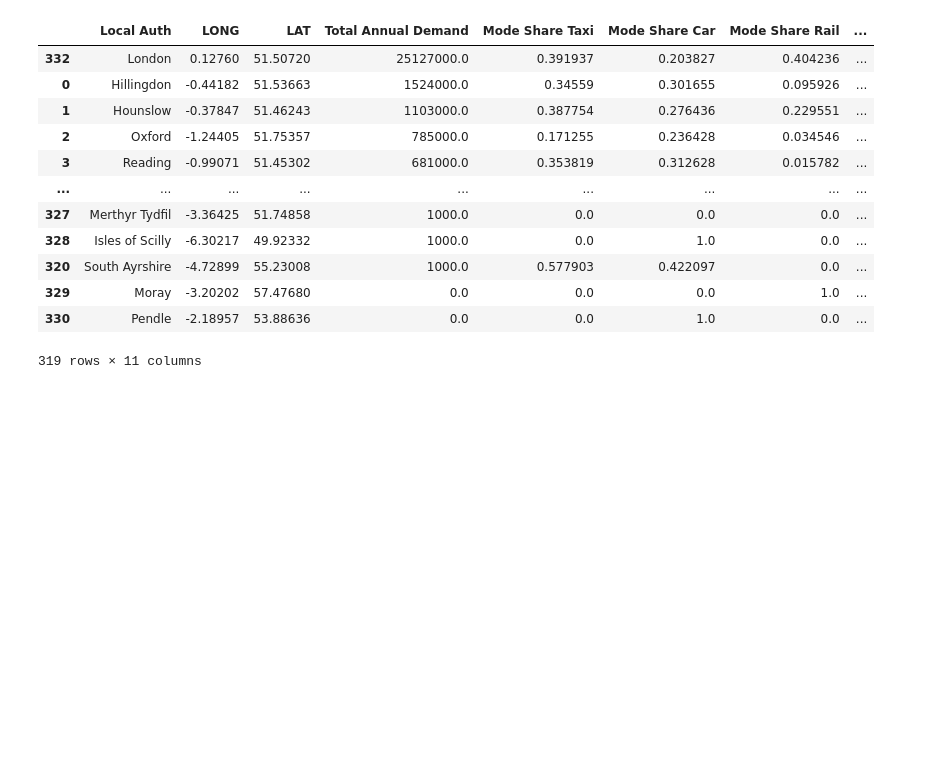
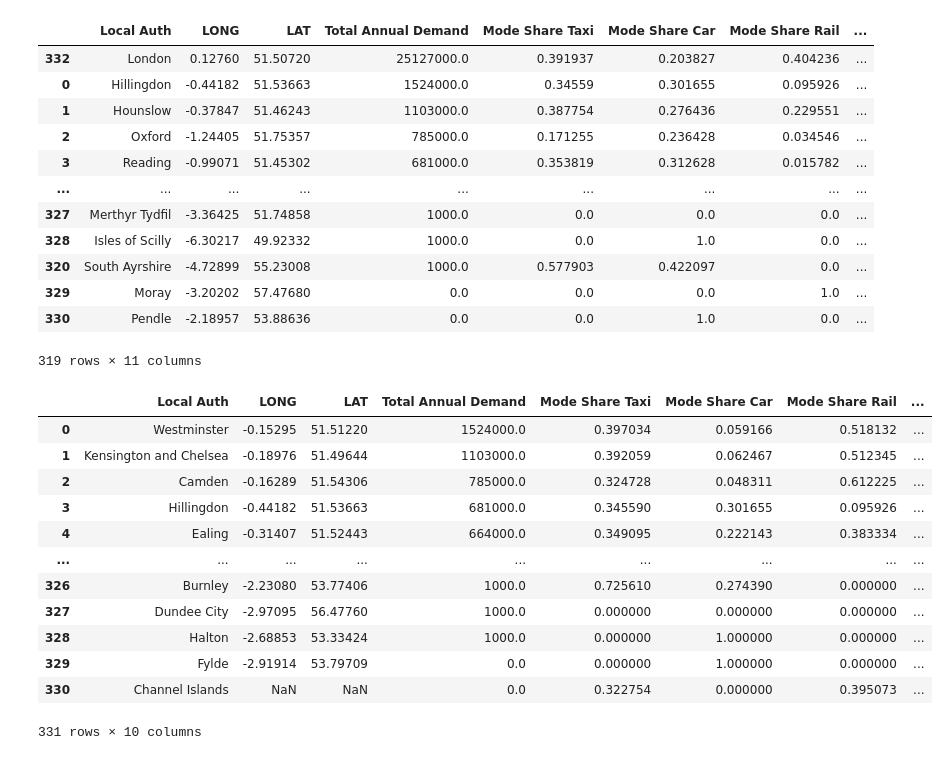
Before and after one commit to majdyousof/imperialgroupproject, a Jupyter notebook: Dom/Heathrow_OD.ipynb, the cells around one changed output. Drawn from its saved outputs; the diff is of its cells as text; code cells hidden in the pictures; blank space fills up the shorter version.

```diff
--- a/Dom/Heathrow_OD.ipynb
+++ b/Dom/Heathrow_OD.ipynb
@@ -182,3 +171,42 @@ OD_with_london.dropna()
 | 329 | Moray | -3.20202 | 57.47680 | 0.0 | 0.0 | 0.0 | 1.0 | ... |
 | 330 | Pendle | -2.18957 | 53.88636 | 0.0 | 0.0 | 1.0 | 0.0 | ... |
 319 rows × 11 columns
+# %%
+#!pip install nbformat --upgrade
+import plotly_express as px
+color_scale = [(0, '#7c59a6'), (1, '#512d60')]
+OD_map=OD_sorted.copy()
+OD_map['Total Annual Demand'] = pd.to_numeric(OD_with_london['Total Annual Demand'])
+OD_map = OD_map.dropna(subset=['Total Annual Demand'])
+OD_map=OD_map.drop(index=332) #has to be done no explanation as to why
+
+fig = px.scatter_mapbox(
+    OD_map,
+    lat="LAT",
+    lon="LONG",
+    size="Total Annual Demand",
+    hover_name="Local Auth",
+    hover_data=["Total Annual Demand"],
+    size_max=50,
+    zoom=5,
+    mapbox_style="open-street-map",
+    color="Total Annual Demand",
+    color_continuous_scale=color_scale
+)
+fig.write_html("map_all_authorities.html")
+#fig.show()
+OD_map
+# %% [output]
+|  | Local Auth | LONG | LAT | Total Annual Demand | Mode Share Taxi | Mode Share Car | Mode Share Rail | ... |
+| 0 | Westminster | -0.15295 | 51.51220 | 1524000.0 | 0.397034 | 0.059166 | 0.518132 | ... |
+| 1 | Kensington and Chelsea | -0.18976 | 51.49644 | 1103000.0 | 0.392059 | 0.062467 | 0.512345 | ... |
+| 2 | Camden | -0.16289 | 51.54306 | 785000.0 | 0.324728 | 0.048311 | 0.612225 | ... |
+| 3 | Hillingdon | -0.44182 | 51.53663 | 681000.0 | 0.345590 | 0.301655 | 0.095926 | ... |
+| 4 | Ealing | -0.31407 | 51.52443 | 664000.0 | 0.349095 | 0.222143 | 0.383334 | ... |
+| ... | ... | ... | ... | ... | ... | ... | ... | ... |
+| 326 | Burnley | -2.23080 | 53.77406 | 1000.0 | 0.725610 | 0.274390 | 0.000000 | ... |
+| 327 | Dundee City | -2.97095 | 56.47760 | 1000.0 | 0.000000 | 0.000000 | 0.000000 | ... |
+| 328 | Halton | -2.68853 | 53.33424 | 1000.0 | 0.000000 | 1.000000 | 0.000000 | ... |
+| 329 | Fylde | -2.91914 | 53.79709 | 0.0 | 0.000000 | 1.000000 | 0.000000 | ... |
+| 330 | Channel Islands | NaN | NaN | 0.0 | 0.322754 | 0.000000 | 0.395073 | ... |
+331 rows × 10 columns
```
Also changed, not shown: parts of 2 cells of this notebook.
